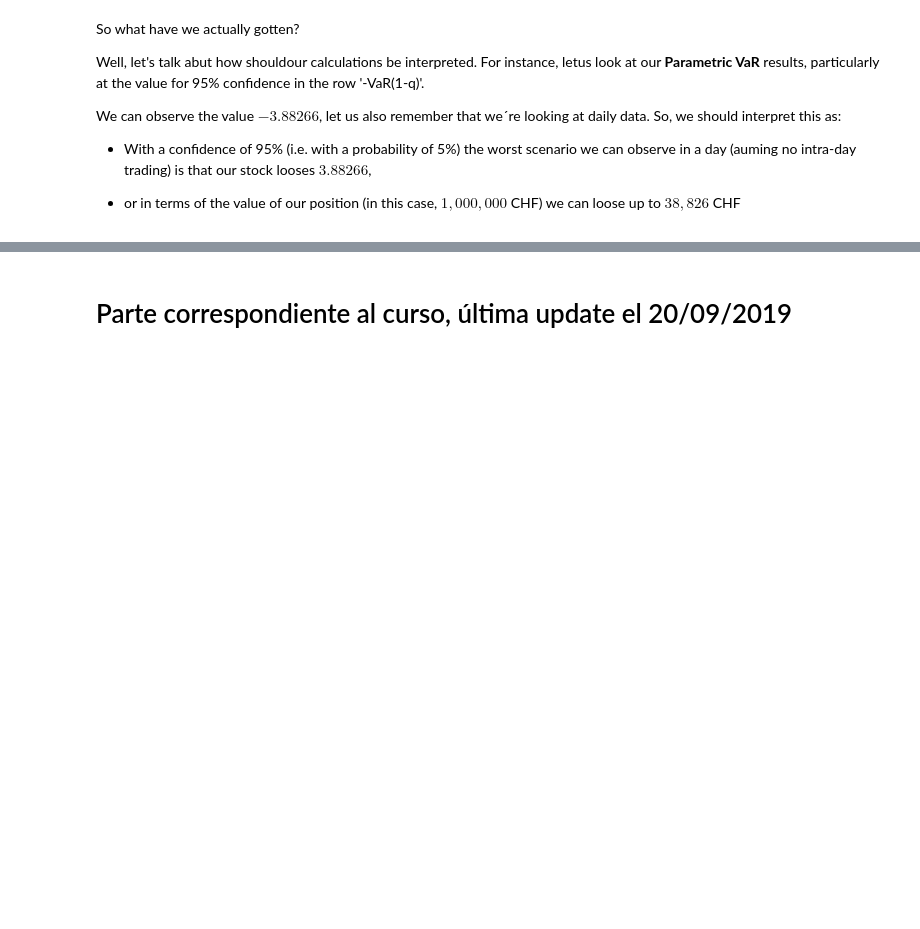
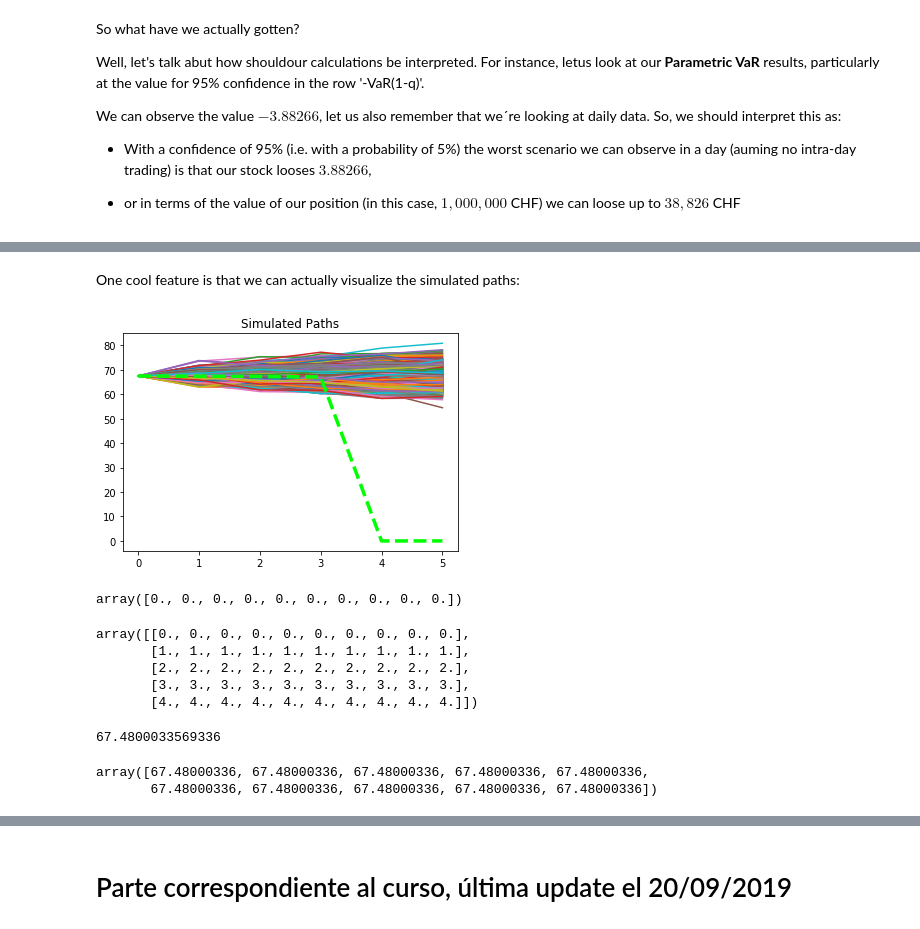
Before and after one commit to CarlosIST/Quant-Finance, a Jupyter notebook: Financial Risk Management/ARF-1.ipynb, the cells around one changed output, grey strips where cells are left out. Saved outputs shown, nothing was run; the diff lists cells and outputs as text; code cells hidden in the pictures; blank space fills up the shorter version.

Commit message:
May 23 - Monte Carlo One Asset

```diff
--- a/Financial Risk Management/ARF-1.ipynb
+++ b/Financial Risk Management/ARF-1.ipynb
@@ -427,0 +724,2 @@ We can observe the value $-3.88266$, let us also remember that we´re looking at
+# %%
+mc_VaR, mc_returns, mc_A = ov_get_monte_carlo_VaR(df2)
@@ -427,0 +745,62 @@ We can observe the value $-3.88266$, let us also remember that we´re looking at
+# %% [markdown]
+One cool feature is that we can actually visualize the simulated paths:
+# %%
+def one_asset_Monte_Carlo_paths(matrix):
+    '''
+    DESC.: Takes a given matrix and plots simulated paths together with the mean
+
+    INPUT: matrix with simulated paths
+
+    - Calculate mean path of given paths
+    - Plot paths together with mean
+
+    OUTPUT: plot with colors according to relative position w/ the mean
+    '''
+    mean_Paths = np.zeros(len(matrix))
+
+    for i in range(len(matrix)):
+        mean_Paths[i] = np.mean(matrix[i, :])
+
+    plt.plot(matrix)
+    plt.plot(mean_Paths, color = 'lime', linestyle = 'dashed', linewidth = 4.5)
+    plt.title("Simulated Paths")
+
+    return mean_Paths
+# %%
+one_asset_Monte_Carlo_paths(mc_A)
+# %% [output]
+[figure, added]
+# %%
+n = 5
+m = 10
+
+A = np.zeros((n, m))
+
+A[0][0]
+
+for i in range(n):
+    for j in range(m):
+        A[i][j] = i
+
+A[0][:]
+# %% [output]
+array([0., 0., 0., 0., 0., 0., 0., 0., 0., 0.])
+# %%
+A
+# %% [output]
+array([[0., 0., 0., 0., 0., 0., 0., 0., 0., 0.],
+       [1., 1., 1., 1., 1., 1., 1., 1., 1., 1.],
+       [2., 2., 2., 2., 2., 2., 2., 2., 2., 2.],
+       [3., 3., 3., 3., 3., 3., 3., 3., 3., 3.],
+       [4., 4., 4., 4., 4., 4., 4., 4., 4., 4.]])
+# %%
+base = df2['adj_close'].iloc[-1]
+base
+# %% [output]
+67.4800033569336
+# %%
+vector_base = np.repeat(base, 10)
+vector_base
+# %% [output]
+array([67.48000336, 67.48000336, 67.48000336, 67.48000336, 67.48000336,
+       67.48000336, 67.48000336, 67.48000336, 67.48000336, 67.48000336])
```
Also changed, not shown: parts of 35 cells of this notebook.
